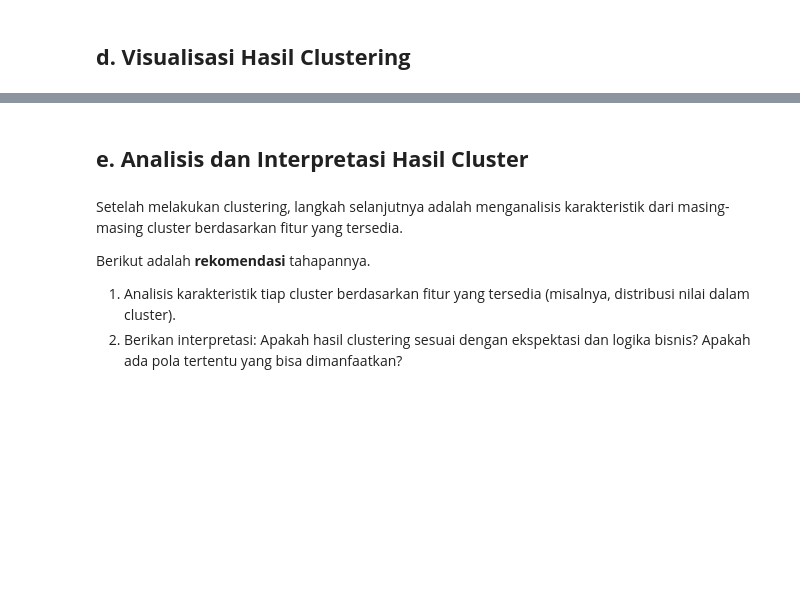
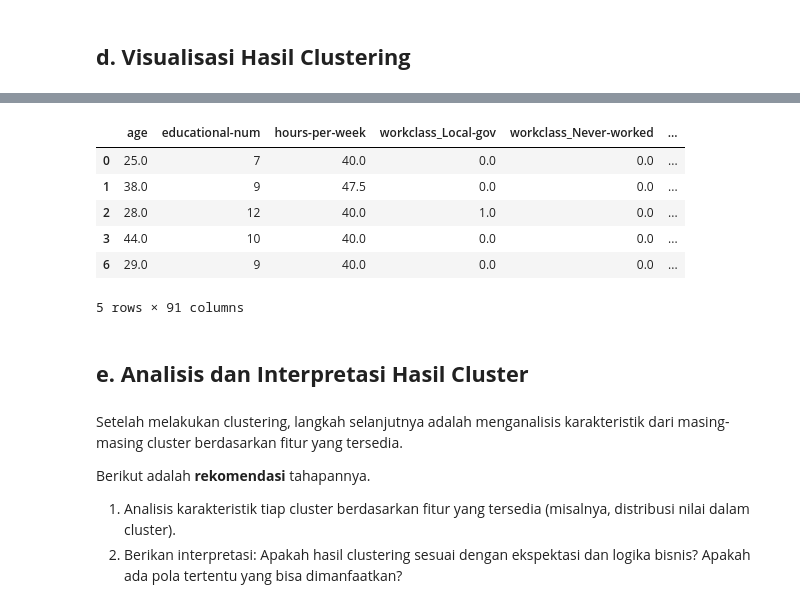
Before and after one commit to gerynsb/Project_ML_Clustering, a Jupyter notebook: [Clustering]_Submission_Akhir_BMLP_Dean Gery Pasamba.ipynb, the cells around one changed output, grey strips where cells are left out. Saved outputs shown, nothing was run; the diff lists cells and outputs as text; code cells hidden in the pictures; blank space fills up the shorter version.

```diff
--- a/[Clustering]_Submission_Akhir_BMLP_Dean Gery Pasamba.ipynb
+++ b/[Clustering]_Submission_Akhir_BMLP_Dean Gery Pasamba.ipynb
@@ -582,3 +587,15 @@ plt.legend()
+# %%
+df['Cluster'] = labels
+# %%
+df.head()
+# %% [output]
+|  | age | educational-num | hours-per-week | workclass_Local-gov | workclass_Never-worked | ... |
+| 0 | 25.0 | 7 | 40.0 | 0.0 | 0.0 | ... |
+| 1 | 38.0 | 9 | 47.5 | 0.0 | 0.0 | ... |
+| 2 | 28.0 | 12 | 40.0 | 1.0 | 0.0 | ... |
+| 3 | 44.0 | 10 | 40.0 | 0.0 | 0.0 | ... |
+| 6 | 29.0 | 9 | 40.0 | 0.0 | 0.0 | ... |
+5 rows × 91 columns
 # %% [markdown]
 ## **e. Analisis dan Interpretasi Hasil Cluster**
 # %% [markdown]
```
Also changed, not shown: parts of 14 cells of this notebook.
